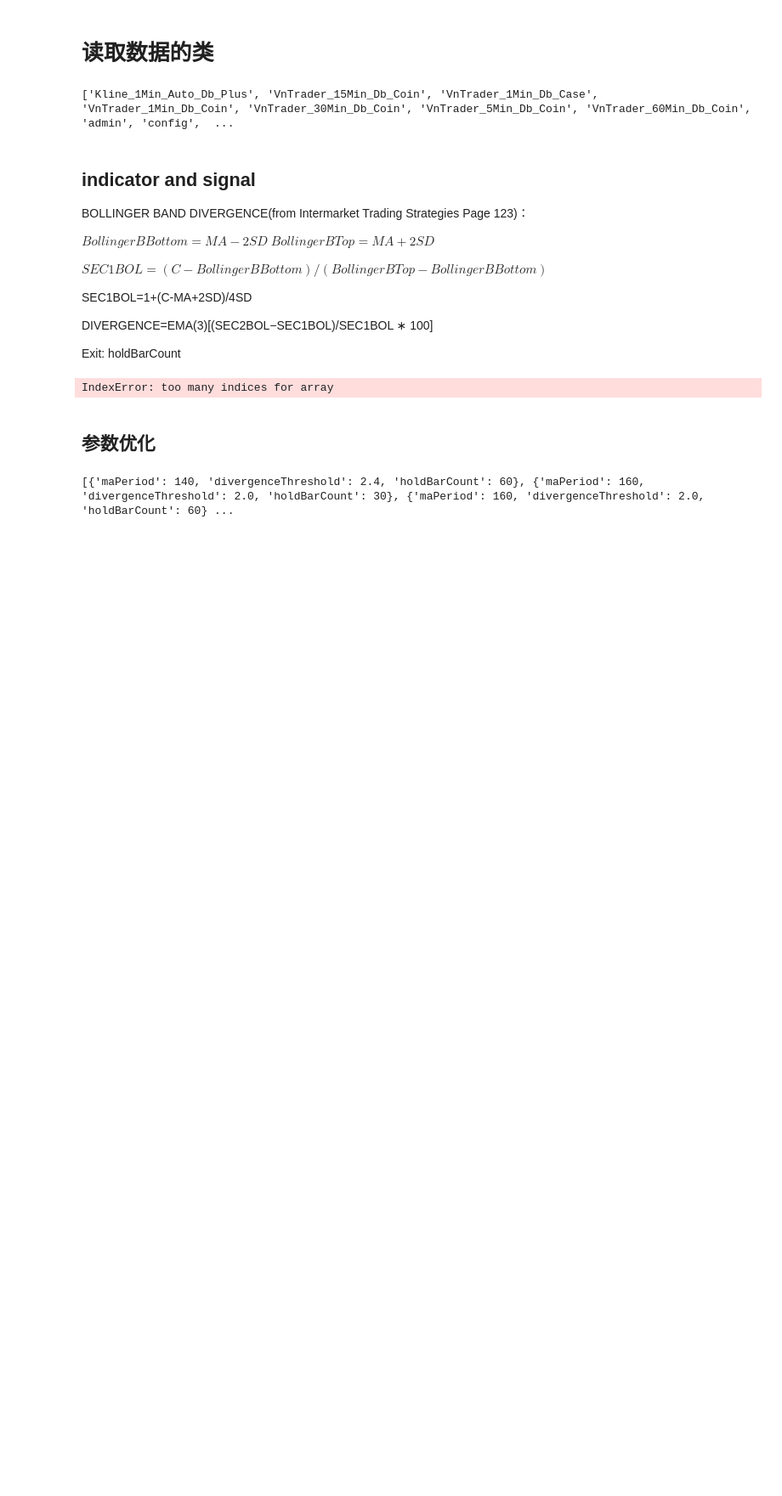
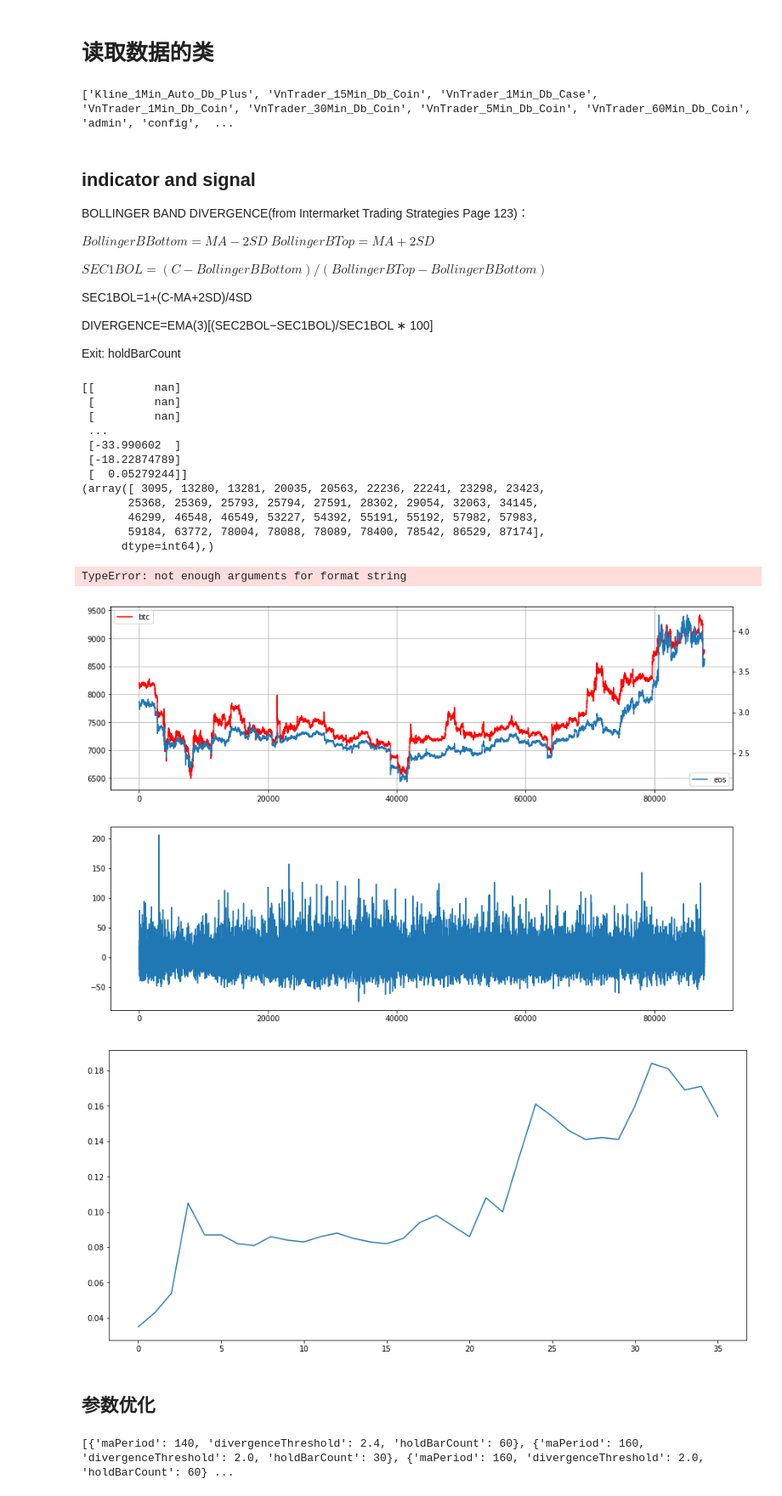
Before and after one commit to Orlandoli/intern, a Jupyter notebook: Bollinger_divergence.ipynb, the cells around one changed output. Shown at 85% size. Saved outputs shown, nothing was run; the diff lists cells and outputs as text; code cells hidden in the pictures; blank space fills up the shorter version.

```diff
--- a/Bollinger_divergence.ipynb
+++ b/Bollinger_divergence.ipynb
@@ -118,11 +118,12 @@ class Bollinger_divergence(object):
         eos_BollingerBTop = eosMa + 2*eosSd
         SEC1BOL = 1 + (self.coinDf['btcClose']-btcMa+2*btcSd)/(4*btcSd)
         SEC2BOL = 1 + (self.coinDf['eosClose']-eosMa+2*eosSd)/(4*eosSd)
-        DIVERGENCE = [(SEC2BOL-SEC1BOL)/(SEC1BOL* 100)]
+        DIVERGENCE = [(SEC2BOL-SEC1BOL)/SEC1BOL* 100]
         EMA_DIVERGENCE = self.get_EMA(DIVERGENCE,3)
         EMA_DIVERGENCE = np.transpose(EMA_DIVERGENCE)
         self.coinDf['EMA_DIVERGENCE'] = EMA_DIVERGENCE
-
+        print(EMA_DIVERGENCE)
+        self.coinDf['EMA_DIVERGENCE'] = self.coinDf['EMA_DIVERGENCE'][:-3]
 
     def twoSymbolChart(self):
         coinArray = self.coinDf.T.values
@@ -143,22 +144,25 @@ class Bollinger_divergence(object):
     def calSignals(self):
         coinArray = self.coinDf.T.values
         eos_coinArray = coinArray[1]
+        coinNowL = coinArray[2][1:]
+        coinNowR = coinArray[2][:-1]
         coinShift = coinArray[2][:-1]
         coinForward = coinArray[2][1:]
 
-        Short = np.where(coinShift<-self.divergenceThreshold, 1, 0)
-        Buy = np.where(coinShift>self.divergenceThreshold, 1, 0)
-
+        Short = np.where((coinNowL<-self.divergenceThreshold) & (coinNowL<coinShift)& (coinForward>coinNowR) , 1, 0)
+        Buy = np.where((coinNowL>self.divergenceThreshold)  & (coinForward<coinNowR) , 1, 0)
+        #& (coinForward>coinNowR)
+        #& (coinForward<coinNowR)
         buyPoint = np.where(Buy>0)
         shortPoint = np.where(Short>0)
-
+        print(buyPoint)
         buyPrice = coinArray[1][1:][buyPoint]
         sellPrice = coinArray[1][1:][buyPoint[0]+self.holdBarCount]
         shortPrice = coinArray[1][1:][shortPoint]
         coverPrice = coinArray[1][1:][shortPoint[0]+self.holdBarCount]
 
         zipBuy = zip(buyPoint[0] , (sellPrice - buyPrice))
-        zipShort = zip(shortPoint[0], (shortPrice - coverPrice))
+        zipShort = zip(shortPoint[0], (shortPrice - coverPrice ))
         return zipBuy, zipShort
 
     def perfPlotSave(self, zipBuy, zipShort):
@@ -192,11 +196,25 @@ class Bollinger_divergence(object):
         resultDict = self.perfPlotSave(zipBuy, zipShort)
         return self.paraDict
 # %%
-paraDict = {'maPeriod':40,  'divergenceThreshold':20, 'holdBarCount':60}
+paraDict = {'maPeriod':15,  'divergenceThreshold':70, 'holdBarCount':30}
 coinSig = Bollinger_divergence(coinDf, paraDict)
 coinSig.runSignalTest()
 # %% [output]
-IndexError: too many indices for array
+[[         nan]
+ [         nan]
+ [         nan]
+ ...
+ [-33.990602  ]
+ [-18.22874789]
+ [  0.05279244]]
+(array([ 3095, 13280, 13281, 20035, 20563, 22236, 22241, 23298, 23423,
+       25368, 25369, 25793, 25794, 27591, 28302, 29054, 32063, 34145,
+       46299, 46548, 46549, 53227, 54392, 55191, 55192, 57982, 57983,
+       59184, 63772, 78004, 78088, 78089, 78400, 78542, 86529, 87174],
+      dtype=int64),)
+TypeError: not enough arguments for format string
+[figure, added]
+[figure, added]
 # %% [markdown]
 ## 参数优化
 # %%
```
Also changed, not shown: parts of 4 cells of this notebook.
